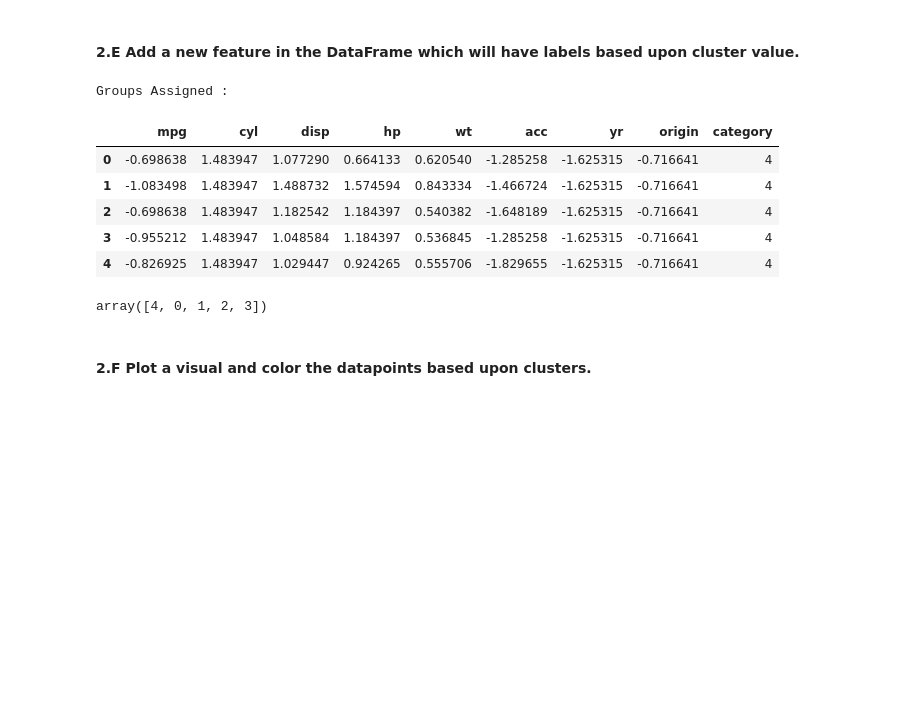
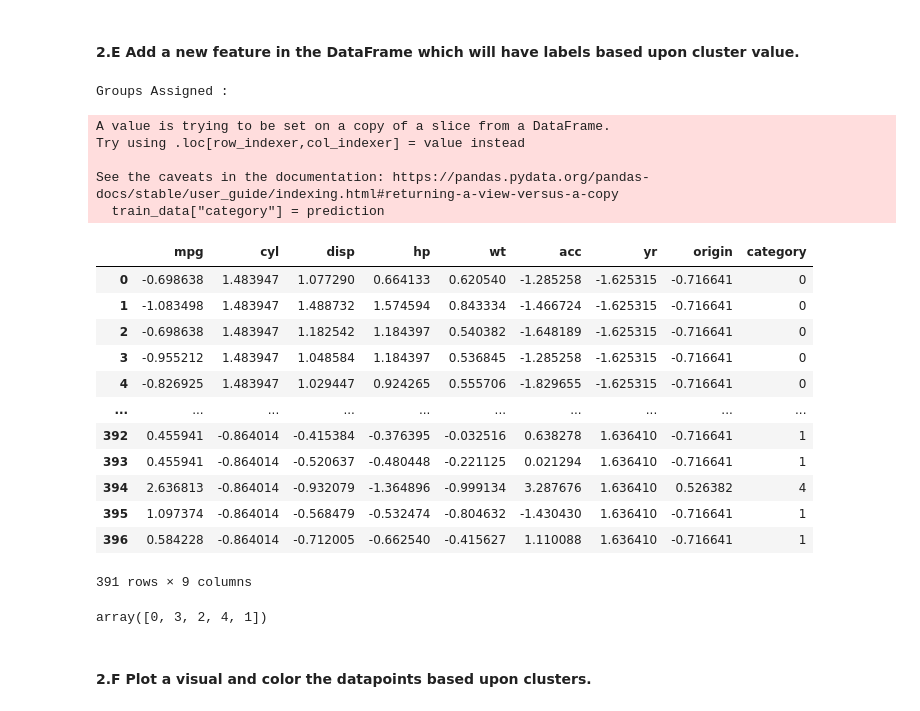
Before and after one commit to MohitBansal9013/AIML-Unsepervised-Learnings, a Jupyter notebook: Mohit Bansal Unsupervised Learning Project .ipynb, the cells around one changed output. Cells and saved outputs as stored; diff of their text form; code cells hidden in the pictures; blank space fills up the shorter version.

```diff
--- a/Mohit Bansal Unsupervised Learning Project .ipynb
+++ b/Mohit Bansal Unsupervised Learning Project .ipynb
@@ -313,21 +313,33 @@ prediction = model.predict(train_data)
 #### 2.E Add a new feature in the DataFrame which will have labels based upon cluster value.
 # %%
 #Append the prediction
-dataset["category"] = prediction
+train_data["category"] = prediction
 print("Groups Assigned : \n")
-dataset.head()
+train_data
 # %% [output]
 Groups Assigned :
+A value is trying to be set on a copy of a slice from a DataFrame.
+Try using .loc[row_indexer,col_indexer] = value instead
+
+See the caveats in the documentation: https://pandas.pydata.org/pandas-docs/stable/user_guide/indexing.html#returning-a-view-versus-a-copy
+  train_data["category"] = prediction
 |  | mpg | cyl | disp | hp | wt | acc | yr | origin | category |
-| 0 | -0.698638 | 1.483947 | 1.077290 | 0.664133 | 0.620540 | -1.285258 | -1.625315 | -0.716641 | 4 |
-| 1 | -1.083498 | 1.483947 | 1.488732 | 1.574594 | 0.843334 | -1.466724 | -1.625315 | -0.716641 | 4 |
-| 2 | -0.698638 | 1.483947 | 1.182542 | 1.184397 | 0.540382 | -1.648189 | -1.625315 | -0.716641 | 4 |
-| 3 | -0.955212 | 1.483947 | 1.048584 | 1.184397 | 0.536845 | -1.285258 | -1.625315 | -0.716641 | 4 |
-| 4 | -0.826925 | 1.483947 | 1.029447 | 0.924265 | 0.555706 | -1.829655 | -1.625315 | -0.716641 | 4 |
+| 0 | -0.698638 | 1.483947 | 1.077290 | 0.664133 | 0.620540 | -1.285258 | -1.625315 | -0.716641 | 0 |
+| 1 | -1.083498 | 1.483947 | 1.488732 | 1.574594 | 0.843334 | -1.466724 | -1.625315 | -0.716641 | 0 |
+| 2 | -0.698638 | 1.483947 | 1.182542 | 1.184397 | 0.540382 | -1.648189 | -1.625315 | -0.716641 | 0 |
+| 3 | -0.955212 | 1.483947 | 1.048584 | 1.184397 | 0.536845 | -1.285258 | -1.625315 | -0.716641 | 0 |
+| 4 | -0.826925 | 1.483947 | 1.029447 | 0.924265 | 0.555706 | -1.829655 | -1.625315 | -0.716641 | 0 |
+| ... | ... | ... | ... | ... | ... | ... | ... | ... | ... |
+| 392 | 0.455941 | -0.864014 | -0.415384 | -0.376395 | -0.032516 | 0.638278 | 1.636410 | -0.716641 | 1 |
+| 393 | 0.455941 | -0.864014 | -0.520637 | -0.480448 | -0.221125 | 0.021294 | 1.636410 | -0.716641 | 1 |
+| 394 | 2.636813 | -0.864014 | -0.932079 | -1.364896 | -0.999134 | 3.287676 | 1.636410 | 0.526382 | 4 |
+| 395 | 1.097374 | -0.864014 | -0.568479 | -0.532474 | -0.804632 | -1.430430 | 1.636410 | -0.716641 | 1 |
+| 396 | 0.584228 | -0.864014 | -0.712005 | -0.662540 | -0.415627 | 1.110088 | 1.636410 | -0.716641 | 1 |
+391 rows × 9 columns
 # %%
-dataset.category.unique()
+train_data.category.unique()
 # %% [output]
-array([4, 0, 1, 2, 3])
+array([0, 3, 2, 4, 1])
 # %% [markdown]
 #### 2.F Plot a visual and color the datapoints based upon clusters.
 # %%
```
Also changed, not shown: parts of 8 cells of this notebook.
